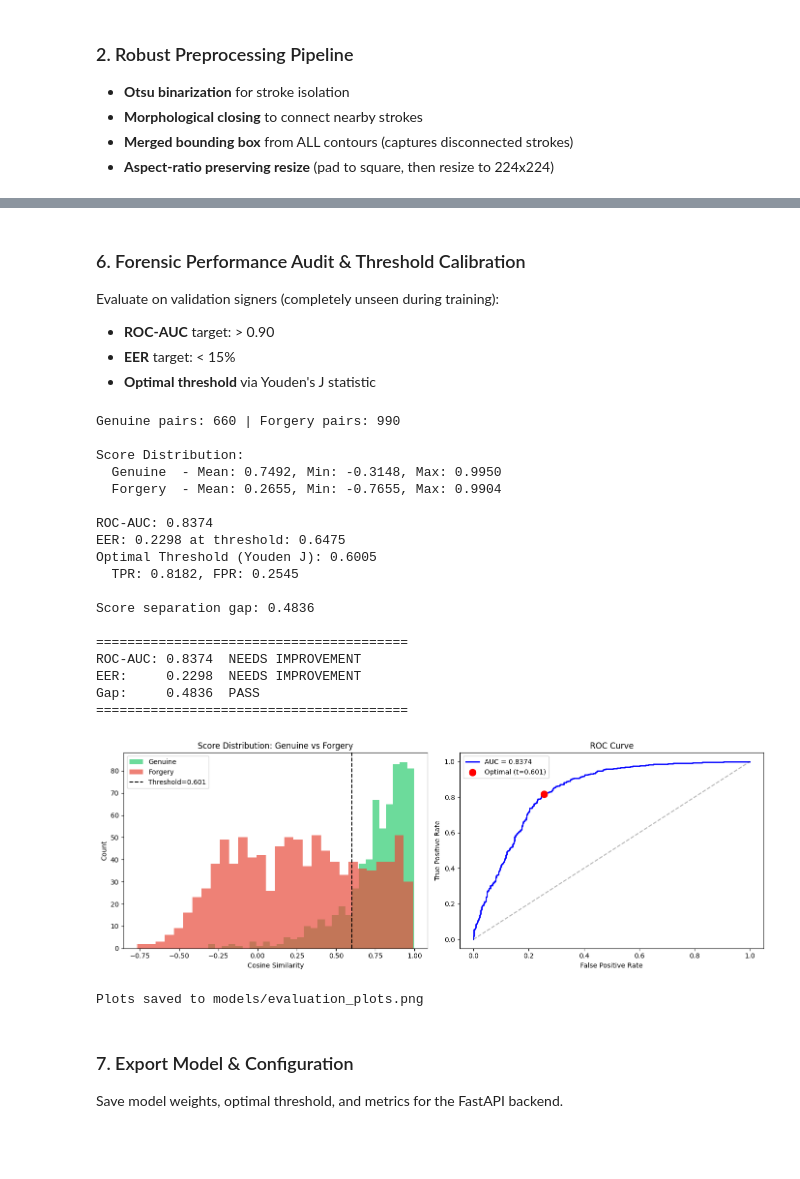
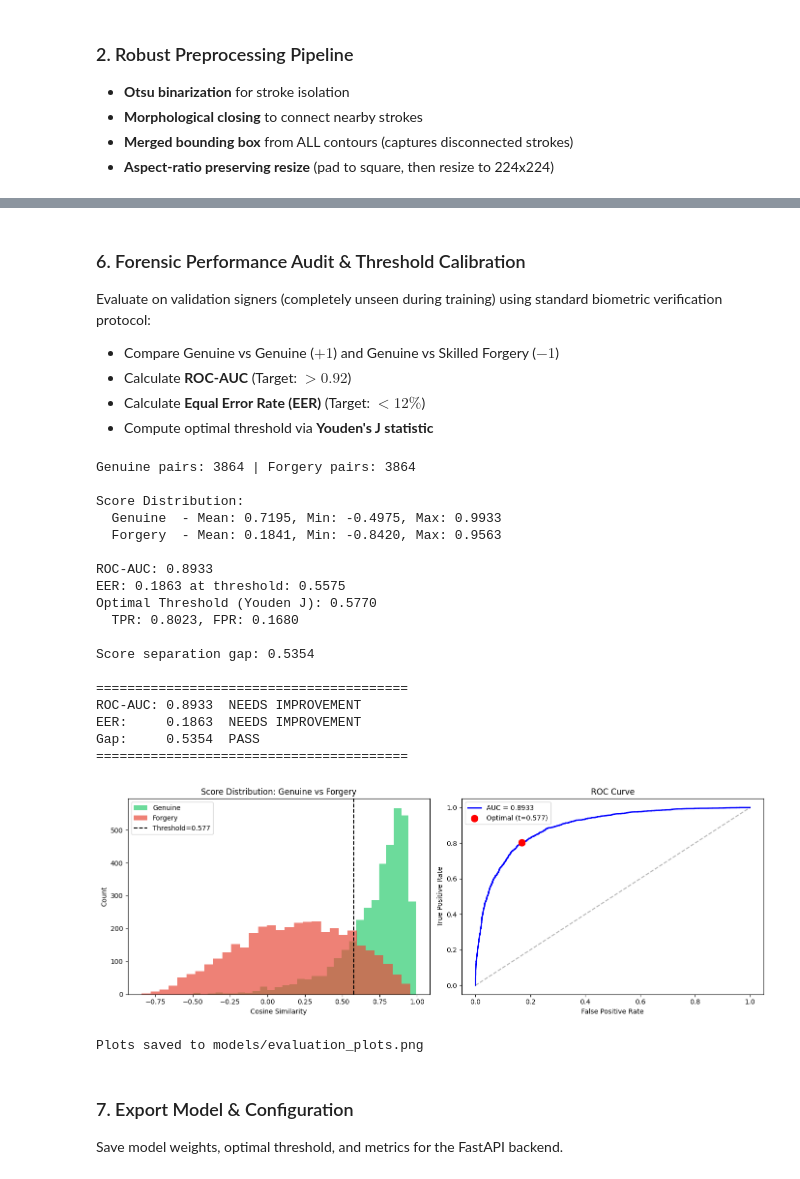
Before and after one commit to subki72/forensic-signature-ai, a Jupyter notebook: notebooks/03_train_siamese_v2.ipynb, the cells around one changed output, grey strips where cells are left out. Cells and saved outputs as stored; diff of their text form; code cells hidden in the pictures; blank space fills up the shorter version.

Commit message:
feat(v2.2): release calibrated triplet siamese model, modular backend, and clean architecture

```diff
--- a/notebooks/03_train_siamese_v2.ipynb
+++ b/notebooks/03_train_siamese_v2.ipynb
@@ -66,11 +82,13 @@ Input (224x224x3) -> ResNet18 backbone (frozen in Phase 1)
 # %%
 class SiameseNetwork(nn.Module):
-    '''Siamese Network: ResNet18 backbone + projection head.
-    Produces L2-normalized 128-dim embeddings for cosine similarity.
+    '''Siamese Network: ResNet18 backbone + Projection Head.
+    Produces L2-normalized 128-dimensional embeddings for metric learning.
+    Supports single embedding extraction, pairwise evaluation, and triplet training.
     '''
     def __init__(self, embedding_dim=128):
         super().__init__()
         backbone = models.resnet18(weights=models.ResNet18_Weights.DEFAULT)
+        # Retain all convolutional layers except final classification fc
         self.features = nn.Sequential(*list(backbone.children())[:-1])
         self.projection = nn.Sequential(
             nn.Linear(512, 256),
@@ -81,20 +99,31 @@ class SiameseNetwork(nn.Module):
         )
 
     def forward_once(self, x):
+        '''Extract a single L2-normalized embedding vector.'''
         x = self.features(x)
         x = x.view(x.size(0), -1)
         x = self.projection(x)
-        x = F.normalize(x, p=2, dim=1)
-        return x
+        return F.normalize(x, p=2, dim=1)
 
-    def forward(self, x1, x2=None):
+    def forward(self, x1, x2=None, x3=None):
+        '''Flexible forward pass:
+        - 1 tensor: returns single embedding e1
+        - 2 tensors: returns pair (e1, e2) for evaluation
+        - 3 tensors: returns triplet (anchor, positive, negative) for training
+        '''
         e1 = self.forward_once(x1)
         if x2 is None:
             return e1
         e2 = self.forward_once(x2)
-        return e1, e2
+        if x3 is None:
+            return e1, e2
+        e3 = self.forward_once(x3)
+        return e1, e2, e3
 
+# Initialize model
 model = SiameseNetwork(embedding_dim=128).to(DEVICE)
 total_params = sum(p.numel() for p in model.parameters())
-print(f'SiameseNetwork initialized: {total_params:,} parameters on {DEVICE}')
+trainable_params = sum(p.numel() for p in model.parameters() if p.requires_grad)
+print(f'Model initialized on {DEVICE}')
+print(f'Total parameters: {total_params:,} | Trainable: {trainable_params:,}')
 # %% [output]
@@ -468,10 +568,11 @@ Training complete! Best val loss: 0.1941
 # %% [markdown]
 ### 6. Forensic Performance Audit & Threshold Calibration
 
-Evaluate on validation signers (completely unseen during training):
-- **ROC-AUC** target: > 0.90
-- **EER** target: < 15%
-- **Optimal threshold** via Youden's J statistic
+Evaluate on validation signers (completely unseen during training) using standard biometric verification protocol:
+- Compare Genuine vs Genuine ($+1$) and Genuine vs Skilled Forgery ($-1$)
+- Calculate **ROC-AUC** (Target: $> 0.92$)
+- Calculate **Equal Error Rate (EER)** (Target: $< 12\%$)
+- Compute optimal threshold via **Youden's J statistic**
 # %%
 # Load best model
 model.load_state_dict(torch.load(
@@ -484,16 +585,16 @@ forgery_scores = []
 
 device_type = 'cuda' if DEVICE.type == 'cuda' else 'cpu'
 with torch.no_grad():
-    for img1, img2, labels in val_loader:
-        img1, img2 = img1.to(DEVICE), img2.to(DEVICE)
+    for anchor, positive, negative in val_loader:
+        anchor = anchor.to(DEVICE, non_blocking=True)
+        positive = positive.to(DEVICE, non_blocking=True)
+        negative = negative.to(DEVICE, non_blocking=True)
         with torch.amp.autocast(device_type, enabled=use_amp):
-            emb1, emb2 = model(img1, img2)
-        sims = F.cosine_similarity(emb1, emb2).cpu().numpy()
-        for sim, label in zip(sims, labels.numpy()):
-            if label == 1.0:
-                genuine_scores.append(float(sim))
-            else:
-                forgery_scores.append(float(sim))
+            emb_a, emb_p, emb_n = model(anchor, positive, negative)
+        sim_pos = F.cosine_similarity(emb_a, emb_p).cpu().numpy()
+        sim_neg = F.cosine_similarity(emb_a, emb_n).cpu().numpy()
+        genuine_scores.extend(float(s) for s in sim_pos)
+        forgery_scores.extend(float(s) for s in sim_neg)
 
 print(f'Genuine pairs: {len(genuine_scores)} | Forgery pairs: {len(forgery_scores)}')
 print(f'\nScore Distribution:')
@@ -540,45 +641,45 @@ if HAS_MPL:
     axes[0].hist(genuine_scores, bins=30, alpha=0.7, label='Genuine', color='#2ecc71')
     axes[0].hist(forgery_scores, bins=30, alpha=0.7, label='Forgery', color='#e74c3c')
     axes[0].axvline(x=optimal_threshold, color='black', linestyle='--',
                     label=f'Threshold={optimal_threshold:.3f}')
     axes[0].set_xlabel('Cosine Similarity')
     axes[0].set_ylabel('Count')
     axes[0].set_title('Score Distribution: Genuine vs Forgery')
     axes[0].legend()
 
     axes[1].plot(fpr, tpr, 'b-', linewidth=2, label=f'AUC = {auc:.4f}')
     axes[1].plot([0, 1], [0, 1], 'k--', alpha=0.3)
     axes[1].scatter(fpr[opt_idx], tpr[opt_idx], c='red', s=100, zorder=5,
                     label=f'Optimal (t={optimal_threshold:.3f})')
     axes[1].set_xlabel('False Positive Rate')
     axes[1].set_ylabel('True Positive Rate')
     axes[1].set_title('ROC Curve')
     axes[1].legend()
 
     plt.tight_layout()
     plt.savefig('../models/evaluation_plots.png', dpi=150)
     plt.show()
     print('Plots saved to models/evaluation_plots.png')
 # %% [output]
-Genuine pairs: 660 | Forgery pairs: 990
+Genuine pairs: 3864 | Forgery pairs: 3864
 
 Score Distribution:
-  Genuine  - Mean: 0.7492, Min: -0.3148, Max: 0.9950
-  Forgery  - Mean: 0.2655, Min: -0.7655, Max: 0.9904
+  Genuine  - Mean: 0.7195, Min: -0.4975, Max: 0.9933
+  Forgery  - Mean: 0.1841, Min: -0.8420, Max: 0.9563
 
-ROC-AUC: 0.8374
-EER: 0.2298 at threshold: 0.6475
-Optimal Threshold (Youden J): 0.6005
-  TPR: 0.8182, FPR: 0.2545
+ROC-AUC: 0.8933
+EER: 0.1863 at threshold: 0.5575
+Optimal Threshold (Youden J): 0.5770
+  TPR: 0.8023, FPR: 0.1680
 
-Score separation gap: 0.4836
+Score separation gap: 0.5354
 
 ========================================
-ROC-AUC: 0.8374  NEEDS IMPROVEMENT
-EER:     0.2298  NEEDS IMPROVEMENT
-Gap:     0.4836  PASS
+ROC-AUC: 0.8933  NEEDS IMPROVEMENT
+EER:     0.1863  NEEDS IMPROVEMENT
+Gap:     0.5354  PASS
 ========================================
-[figure, old version]
+[figure, new version]
 Plots saved to models/evaluation_plots.png
 # %% [markdown]
 ### 7. Export Model & Configuration
```
Also changed, not shown: parts of 11 cells of this notebook, 46 other files.
